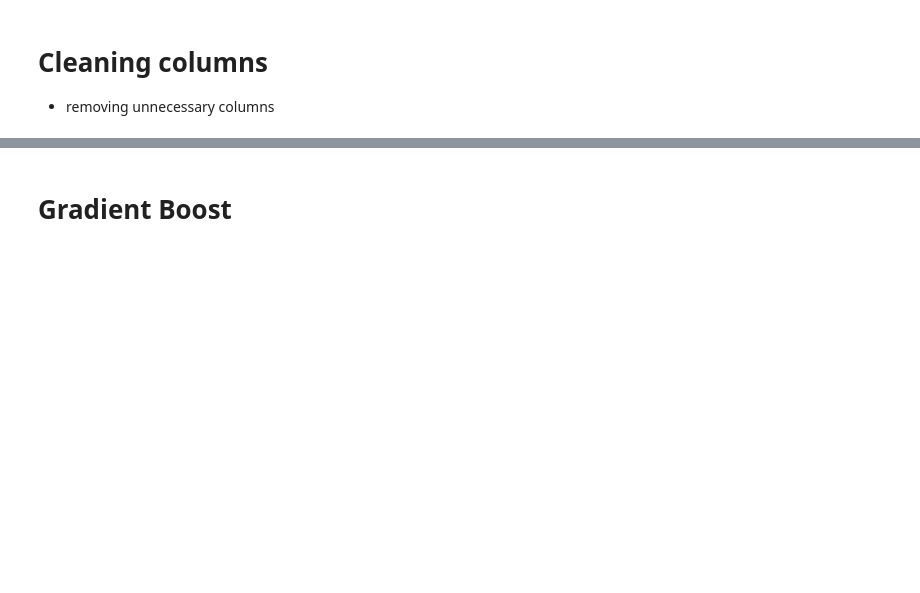
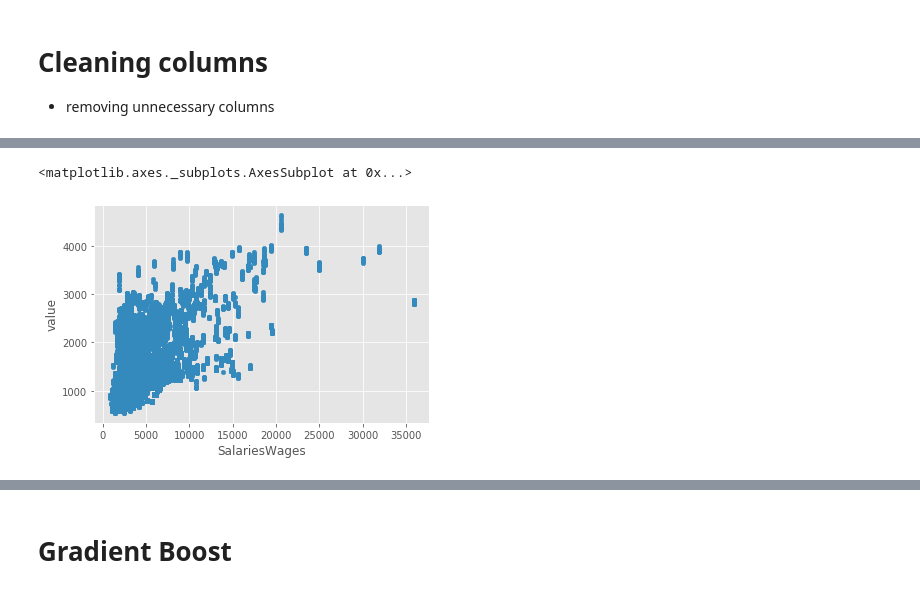
Before and after one commit to isa-adl/ZillowRent_capstone, a Jupyter notebook: Capstone Models take 1.ipynb, the cells around one changed output, grey strips where cells are left out. Saved outputs shown, nothing was run; the diff lists cells and outputs as text; code cells hidden in the pictures; blank space fills up the shorter version.

```diff
--- a/Capstone Models take 1.ipynb
+++ b/Capstone Models take 1.ipynb
@@ -196,0 +414,3 @@ y_train.shape
+# %%
+#removing outliers
+y_train18_2 = y_train18[y_train18.value < 6000]
@@ -196,0 +419,5 @@ y_train.shape
+# %%
+pd.concat([X_train['SalariesWages'], y_train18_2['value']], axis=1).plot(kind='scatter', x='SalariesWages', y='value')
+# %% [output]
+<matplotlib.axes._subplots.AxesSubplot at 0x...>
+[figure, added]
```
Also changed, not shown: parts of 140 cells of this notebook, 6 other files.
